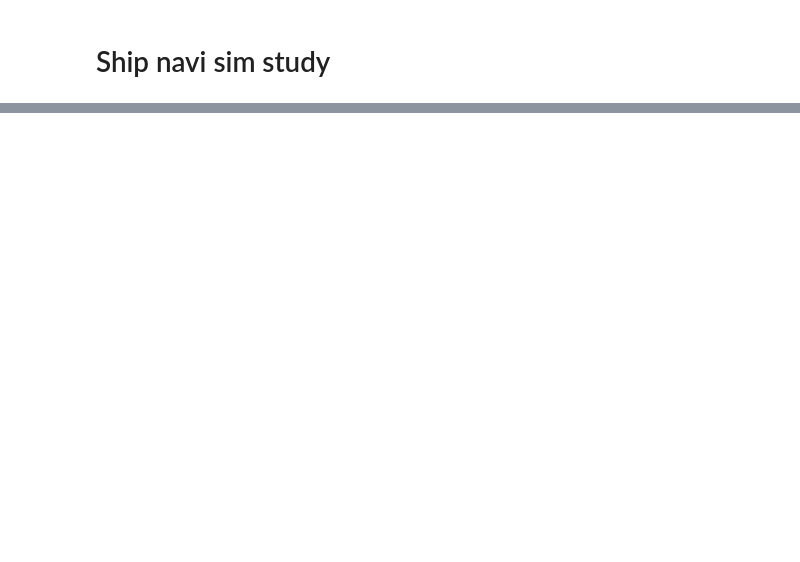
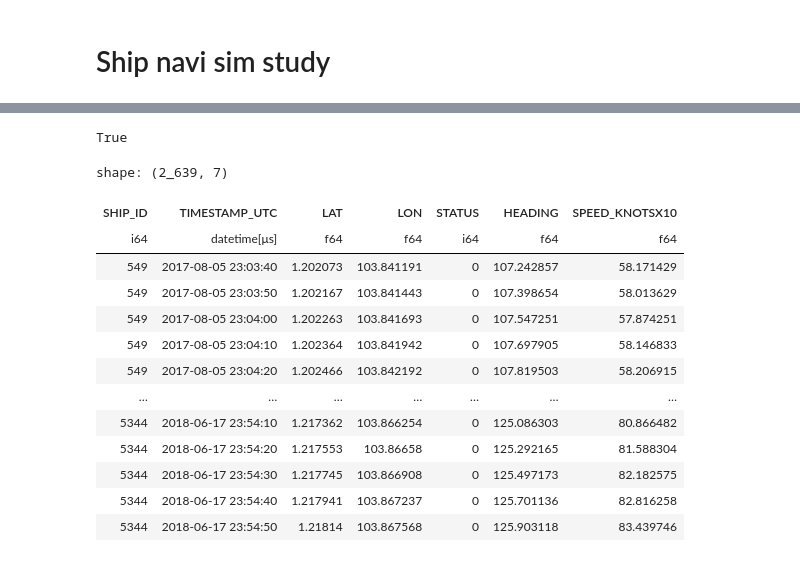
Before and after one commit to TechInTerh/ShipNaviSim-play, a Jupyter notebook: play_shipnavisim.ipynb, the cells around one changed output, grey strips where cells are left out. Cells and saved outputs as stored; diff of their text form; code cells hidden in the pictures; blank space fills up the shorter version.

```diff
--- a/play_shipnavisim.ipynb
+++ b/play_shipnavisim.ipynb
@@ -244,0 +29,57 @@ SystemExit: 2
+# %%
+import gymnasium as gym
+from ship_env import ShipEnvironment
+from split_chunks import seperate_chunks
+from ship_env import ShipEnvironment, chunk_to_traj, create_minari_dataset
+from datetime import timedelta
+import utils
+import pandas as pd
+import polars as pl
+import numpy as np
+import gymnasium as gym
+import datetime
+import minari
+import glob
+
+# Prepare trajectories, times and overlap_idx (see data preparation section)
+import pyrallis
+plan_start_time = 0
+plan_end_time = 24
+region_of_interest = {"LON": (103.82, 103.88), "LAT": (1.15, 1.22)}
+region_of_interest_array = np.array([list(region_of_interest[k]) for k in ["LON", "LAT"]]).T
+data_folder = Path("./raw_data/") # Read position data from multiple files
+position_file_pattern = data_folder / "synthetic_ais_data.csv"
+SHIP_ID_COL = "SHIP_ID"
+TIME_UTC_COL = "TIMESTAMP_UTC"
+SPEED_COL = "SPEED_KNOTSX10"
+HEADING_COL = "HEADING"
+LAT_COL = "LAT"
+LON_COL = "LON"
+X_COL = "X"
+Y_COL = "Y"
+CHUNK_ID_COL = "chunk_id"
+position_file_pattern.exists()
+# %% [output]
+True
+# %%
+df = pl.scan_csv(position_file_pattern,
+                        separator=";",
+                        null_values=["","NULL"],
+                        try_parse_dates=True).unique(subset=[SHIP_ID_COL, TIME_UTC_COL]).sort(by=[SHIP_ID_COL,TIME_UTC_COL]).collect()
+ # Remove duplicates based on SHIP_ID and TIMESTAMP_UTC
+df
+# %% [output]
+shape: (2_639, 7)
+| SHIP_ID | TIMESTAMP_UTC | LAT | LON | STATUS | HEADING | SPEED_KNOTSX10 |
+| i64 | datetime[μs] | f64 | f64 | i64 | f64 | f64 |
+| 549 | 2017-08-05 23:03:40 | 1.202073 | 103.841191 | 0 | 107.242857 | 58.171429 |
+| 549 | 2017-08-05 23:03:50 | 1.202167 | 103.841443 | 0 | 107.398654 | 58.013629 |
+| 549 | 2017-08-05 23:04:00 | 1.202263 | 103.841693 | 0 | 107.547251 | 57.874251 |
+| 549 | 2017-08-05 23:04:10 | 1.202364 | 103.841942 | 0 | 107.697905 | 58.146833 |
+| 549 | 2017-08-05 23:04:20 | 1.202466 | 103.842192 | 0 | 107.819503 | 58.206915 |
+| … | … | … | … | … | … | … |
+| 5344 | 2018-06-17 23:54:10 | 1.217362 | 103.866254 | 0 | 125.086303 | 80.866482 |
+| 5344 | 2018-06-17 23:54:20 | 1.217553 | 103.86658 | 0 | 125.292165 | 81.588304 |
+| 5344 | 2018-06-17 23:54:30 | 1.217745 | 103.866908 | 0 | 125.497173 | 82.182575 |
+| 5344 | 2018-06-17 23:54:40 | 1.217941 | 103.867237 | 0 | 125.701136 | 82.816258 |
+| 5344 | 2018-06-17 23:54:50 | 1.21814 | 103.867568 | 0 | 125.903118 | 83.439746 |
```
Also changed, not shown: parts of 34 cells of this notebook, 1 other file.
